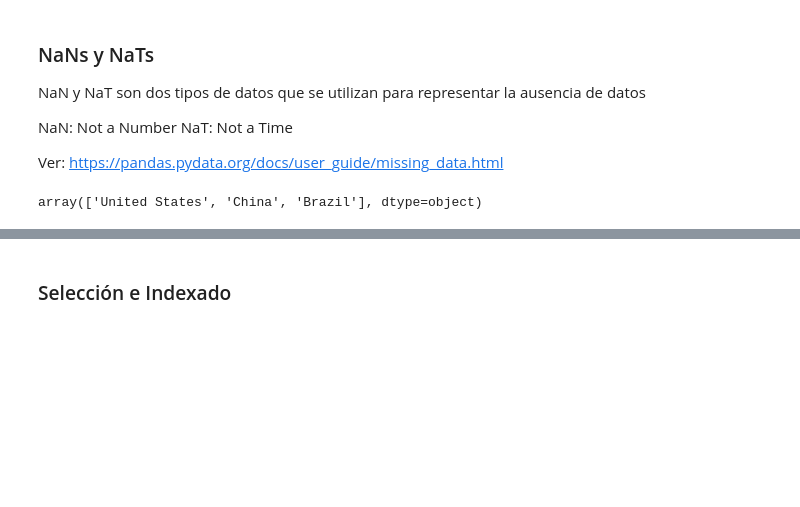
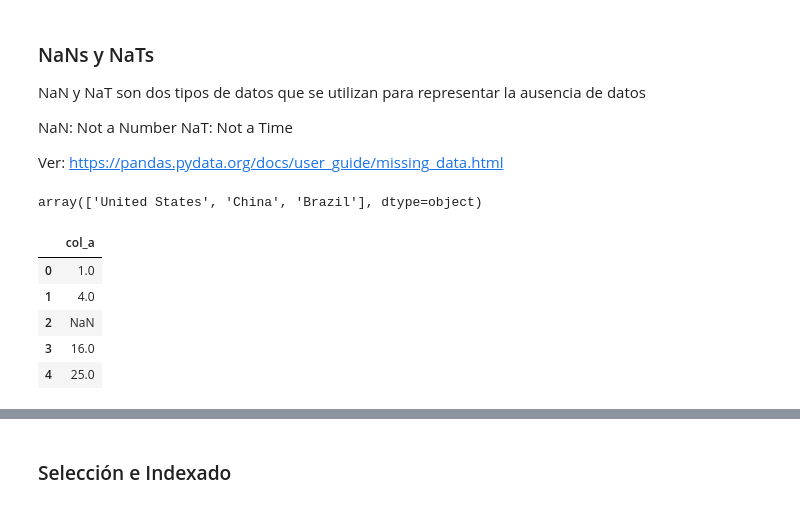
Before and after one commit to atuel96/taller-python, a Jupyter notebook: notebooks/notebook_pandas_matplotlib.ipynb, the cells around one changed output, grey strips where cells are left out. Saved outputs shown, nothing was run; the diff lists cells and outputs as text; code cells hidden in the pictures; blank space fills up the shorter version.

```diff
--- a/notebooks/notebook_pandas_matplotlib.ipynb
+++ b/notebooks/notebook_pandas_matplotlib.ipynb
@@ -369,3 +369,14 @@ Ver: https://pandas.pydata.org/docs/user_guide/missing_data.html
 df.Country.unique()
 # %% [output]
 array(['United States', 'China', 'Brazil'], dtype=object)
+# %%
+df_nan = pd.DataFrame({"col_a": [1, 4, None, 16, 25]})
+
+df_nan
+# %% [output]
+|  | col_a |
+| 0 | 1.0 |
+| 1 | 4.0 |
+| 2 | NaN |
+| 3 | 16.0 |
+| 4 | 25.0 |
```
Also changed, not shown: parts of 7 cells of this notebook.
